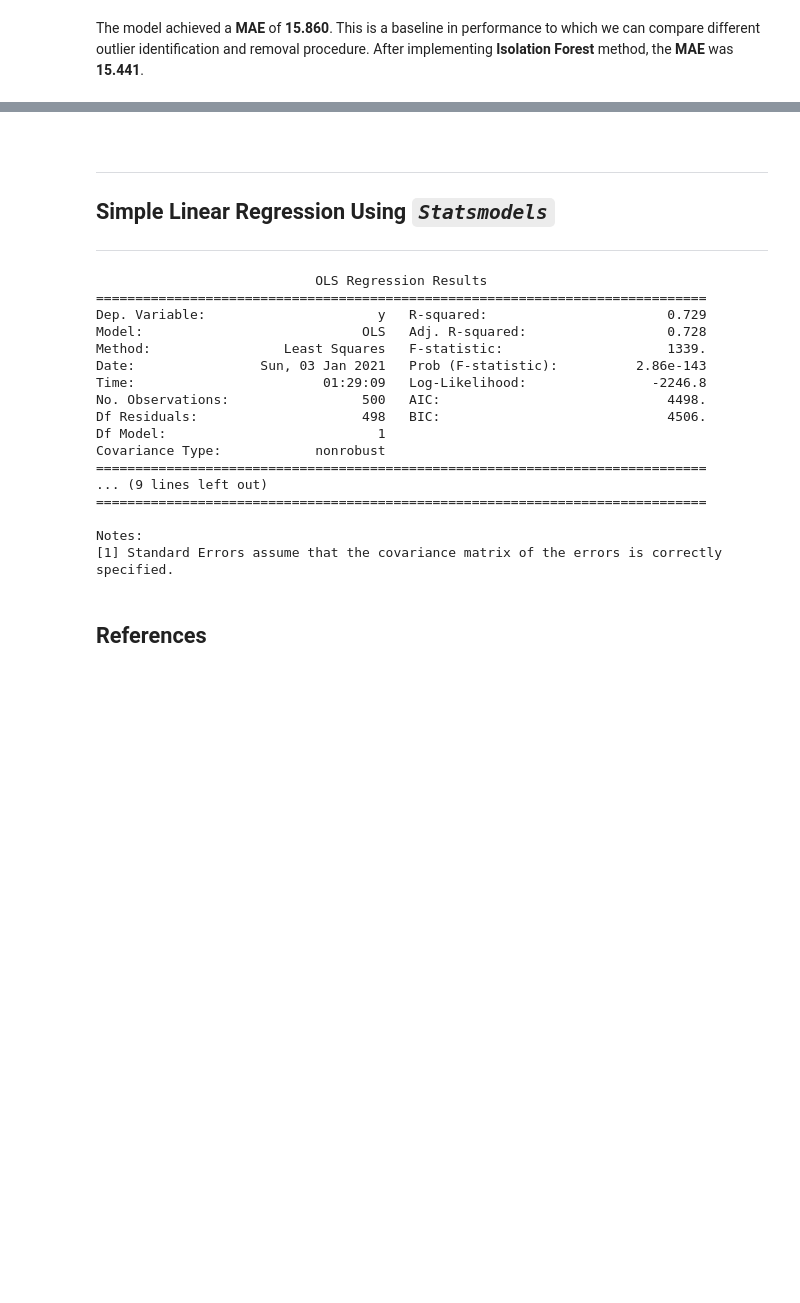
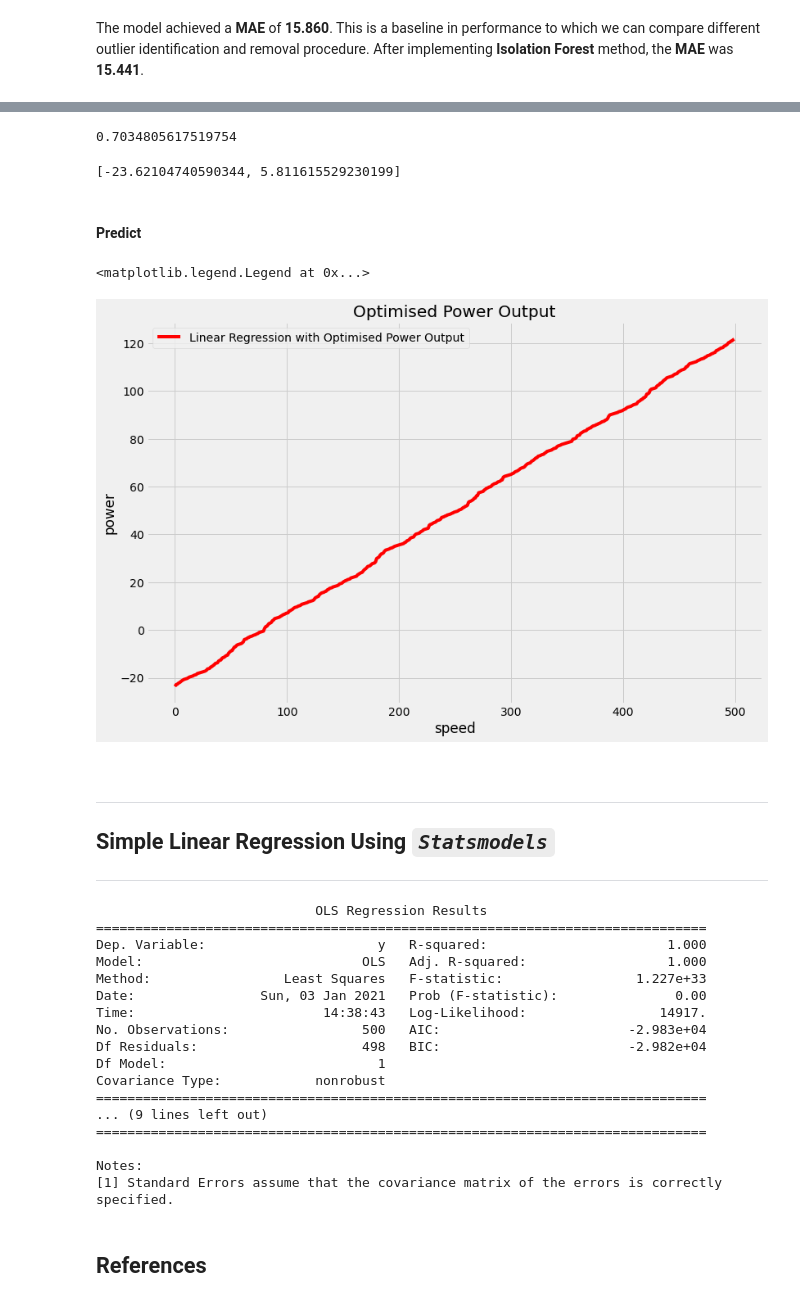
Before and after one commit to G00387867/FDA-project, a Jupyter notebook: power-production.ipynb, the cells around one changed output, grey strips where cells are left out. Saved outputs shown, nothing was run; the diff lists cells and outputs as text; code cells hidden in the pictures; blank space fills up the shorter version.

Commit message:
Add optimised model

```diff
--- a/power-production.ipynb
+++ b/power-production.ipynb
@@ -283,8 +287,8 @@ In this case, we will fit a linear regression algorithm and evaluate model perfo
 #### Fit
 # %%
 # Fit the model
-model = LinearRegression()
-model.fit(speed_train, power_train)
+m = LinearRegression()
+m.fit(speed_train, power_train)
 # %% [output]
 LinearRegression()
 # %% [markdown]
@@ -303,3 +317,37 @@ The model achieved a **MAE** of **15.860**. This is a baseline in performance to
+# %%
+# See how good the fit is.
+m.score(speed, power)
+# %% [output]
+0.7034805617519754
+# %%
+# training model
+p = [m.intercept_, m.coef_[0]]
+p
+# %% [output]
+[-23.62104740590344, 5.811615529230199]
+# %% [markdown]
+#### Predict
+# %%
+# linear regression function
+
+def predict(speed):
+    """
+    predicting the power using speed as input
+
+    """
+    return f(speed, p)
+# %%
+# f(x, p)
+power = predict(speed)
+# %%
+plt.plot(power, "r-", label = "Linear Regression with Optimised Power Output")
+plt.title("Optimised Power Output")
+plt.xlabel("speed")
+plt.ylabel("power")
+plt.legend()
+# %% [output]
+<matplotlib.legend.Legend at 0x...>
+[figure, added]
 # %% [markdown]
 <br>
 
@@ -325,13 +373,13 @@ print(psm.summary())
 # %% [output]
                             OLS Regression Results
 ==============================================================================
-Dep. Variable:                      y   R-squared:                       0.729
-Model:                            OLS   Adj. R-squared:                  0.728
-Method:                 Least Squares   F-statistic:                     1339.
-Date:                Sun, 03 Jan 2021   Prob (F-statistic):          2.86e-143
-Time:                        01:29:09   Log-Likelihood:                -2246.8
-No. Observations:                 500   AIC:                             4498.
-Df Residuals:                     498   BIC:                             4506.
+Dep. Variable:                      y   R-squared:                       1.000
+Model:                            OLS   Adj. R-squared:                  1.000
+Method:                 Least Squares   F-statistic:                 1.227e+33
+Date:                Sun, 03 Jan 2021   Prob (F-statistic):               0.00
+Time:                        14:38:43   Log-Likelihood:                 14917.
+No. Observations:                 500   AIC:                        -2.983e+04
+Df Residuals:                     498   BIC:                        -2.982e+04
 Df Model:                           1
 Covariance Type:            nonrobust
 ==============================================================================
```
Also changed, not shown: parts of 7 cells of this notebook.
